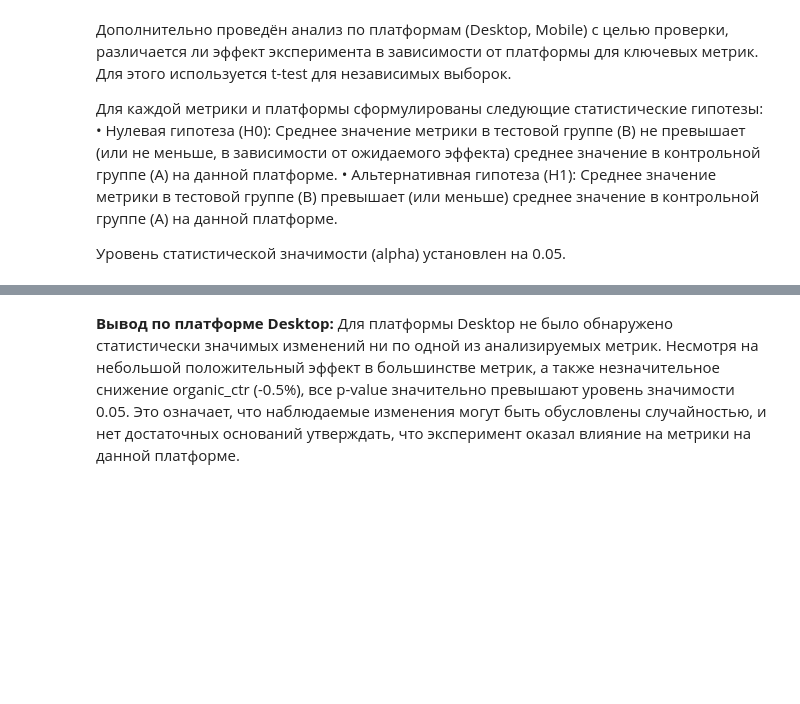
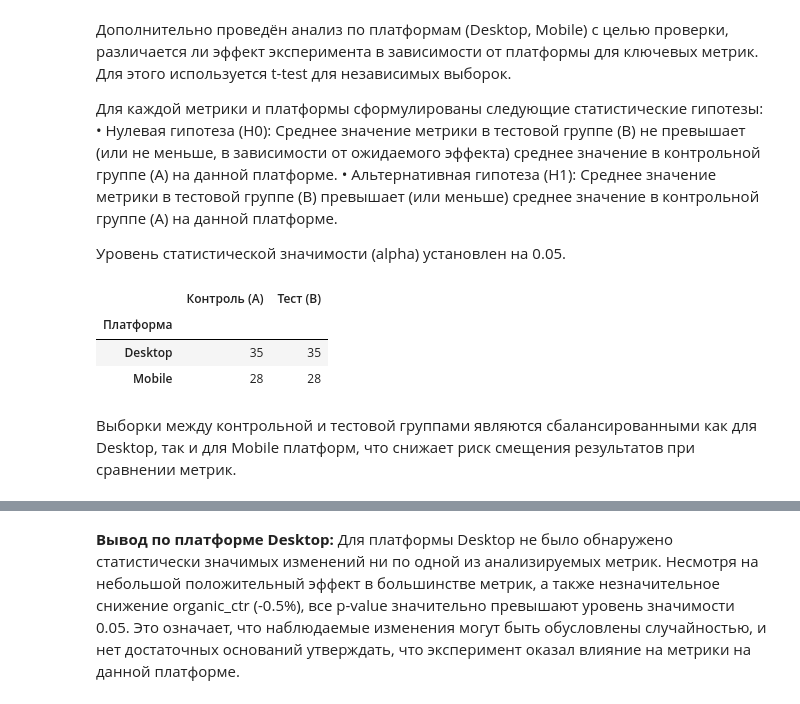
Before and after one commit to ArinaKrasotina/data-analysis, a Jupyter notebook: AB testing/AB test.ipynb, the cells around one changed output, grey strips where cells are left out. Cells and saved outputs as stored; diff of their text form; code cells hidden in the pictures; blank space fills up the shorter version.

```diff
--- a/AB testing/AB test.ipynb
+++ b/AB testing/AB test.ipynb
@@ -385,6 +362,26 @@ stats_df
 • Альтернативная гипотеза (H1): Среднее значение метрики в тестовой группе (B) превышает (или меньше) среднее значение в контрольной группе (A) на данной платформе.
 
 Уровень статистической значимости (alpha) установлен на 0.05.
+# %%
+# Проверим размеры выборок
+sample_sizes = (
+    df_main
+    .groupby(['platform', 'group_name'])
+    .size()
+    .unstack()
+)
+
+sample_sizes.columns = ['Контроль (A)', 'Тест (B)']
+sample_sizes.index.name = 'Платформа'
+
+sample_sizes
+# %% [output]
+|  | Контроль (A) | Тест (B) |
+| Платформа |  |  |
+| Desktop | 35 | 35 |
+| Mobile | 28 | 28 |
+# %% [markdown]
+Выборки между контрольной и тестовой группами являются сбалансированными как для Desktop, так и для Mobile платформ, что снижает риск смещения результатов при сравнении метрик.
 # %%
 # Анализ платформы Desktop
 
```
Also changed, not shown: parts of 11 cells of this notebook, 2 other files.
